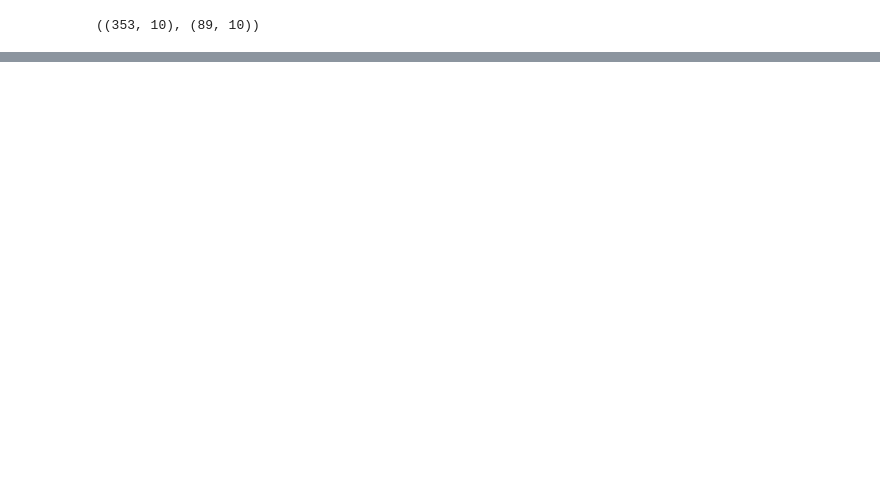
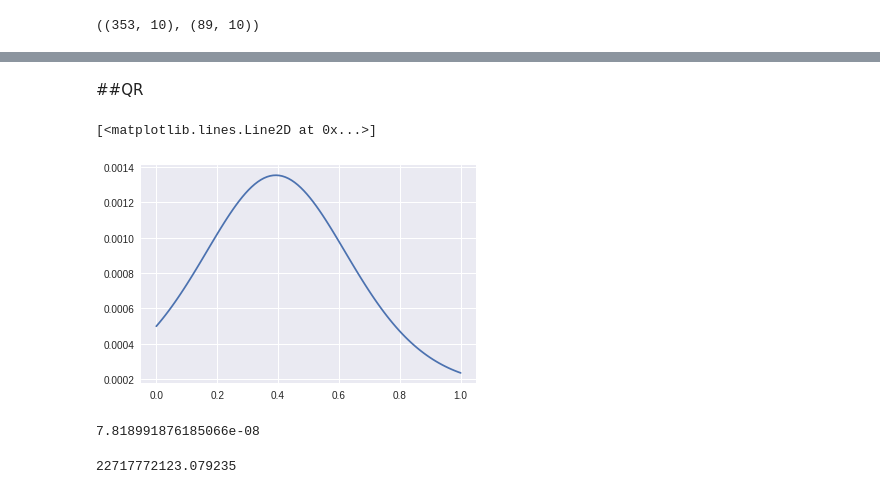
Before and after one commit to victwise/DeepLearning, a Jupyter notebook: Capítulo6.ipynb, the cells around one changed output, grey strips where cells are left out. Cells and saved outputs as stored; diff of their text form; code cells hidden in the pictures; blank space fills up the shorter version.

```diff
--- a/Capítulo6.ipynb
+++ b/Capítulo6.ipynb
@@ -24,0 +339,6 @@ def regr_metrics(act, pred):
+# %% [markdown]
+##QR
+# %%
+m=100
+n=15
+t=np.linspace(0, 1, m)
@@ -24,0 +348,5 @@ def regr_metrics(act, pred):
+# %%
+b=np.exp(np.sin(4*t))
+
+# This will turn out to normalize the solution to be 1
+b /= 2006.787453080206
@@ -24,0 +356,13 @@ def regr_metrics(act, pred):
+# %%
+plt.plot(t, b)
+# %% [output]
+[<matplotlib.lines.Line2D at 0x...>]
+[figure, added]
+# %%
+1 - ls_qr(A, b)[14]
+# %% [output]
+7.818991876185066e-08
+# %%
+kappa = np.linalg.cond(A); kappa
+# %% [output]
+22717772123.079235
```
Also changed, not shown: parts of 78 cells of this notebook.
